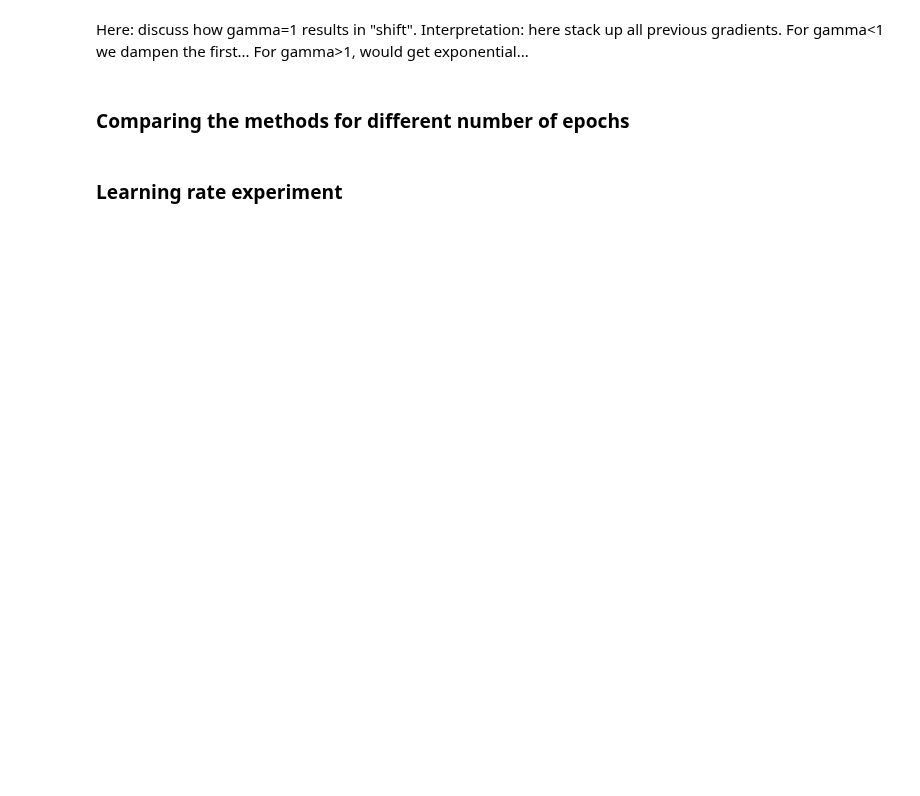
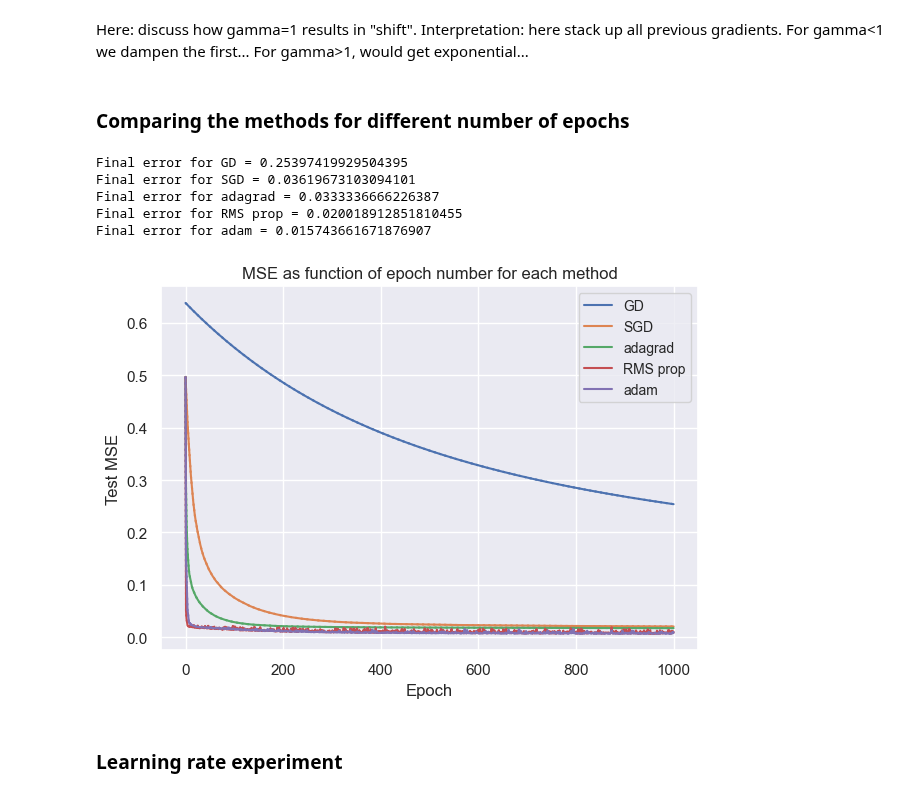
Before and after one commit to Trond01/Project2_FYS-STK4155, a Jupyter notebook: Runs/a.ipynb, the cells around one changed output. Cells and saved outputs as stored; diff of their text form; code cells hidden in the pictures; blank space fills up the shorter version.

```diff
--- a/Runs/a.ipynb
+++ b/Runs/a.ipynb
@@ -202,35 +211,45 @@ def epoch_experiment(lr, n_epochs=1000, methods_dict_list=methods_dict_list, sav
     n_batches = 5
 
     for method_dict in methods_dict_list:
 
         method_func = method_dict["method"]
         method_name = method_dict["name"]
+        method_col  = method_dict["color"]
 
         result = method_func(X_train, y_train, X_test, y_test,
                 grad_method=loss_grad,
                 n_epochs=n_epochs,
                 lr=lr,
                 beta0=beta0,
                 test_loss_func=(MSELoss_method(model)))
 
         if method_name=="GD": # batch size 1
-            plt.plot(result["test_loss_list"][::1], label=method_name)
+            plt.plot(result["test_loss_list"][::1], label=method_name, color=method_col)
+            plt.plot(result["test_loss_list"][::1], color=method_col, linestyle="dotted")
         else:
-            plt.plot(result["test_loss_list"][::n_batches], label=method_name)
+            plt.plot(result["train_loss_list"][::n_batches], label=method_name, color=method_col)
+            plt.plot(result["train_loss_list"][::n_batches], color=method_col, linestyle="dotted")
         print(f"Final error for {method_name} = {result['test_loss_list'][-1]}")
 
     plt.xlabel("Epoch")
     plt.ylabel("Test MSE")
     plt.title("MSE as function of epoch number for each method")
 
     plt.tight_layout()
     plt.legend()
     plt.savefig(filepath_location_default+f"__epoch_eperiment__lr={lr}.png")
     plt.show()
 
 # epoch_experiment(0.001)
 epoch_experiment(0.01, save=True)
 # epoch_experiment(0.1)
+# %% [output]
+Final error for GD = 0.25397419929504395
+Final error for SGD = 0.03619673103094101
+Final error for adagrad = 0.0333336666226387
+Final error for RMS prop = 0.020018912851810455
+Final error for adam = 0.015743661671876907
+[figure, added]
 # %% [markdown]
 ### Learning rate experiment
 # %%
```
Also changed, not shown: parts of 5 cells of this notebook, 13 other files.
